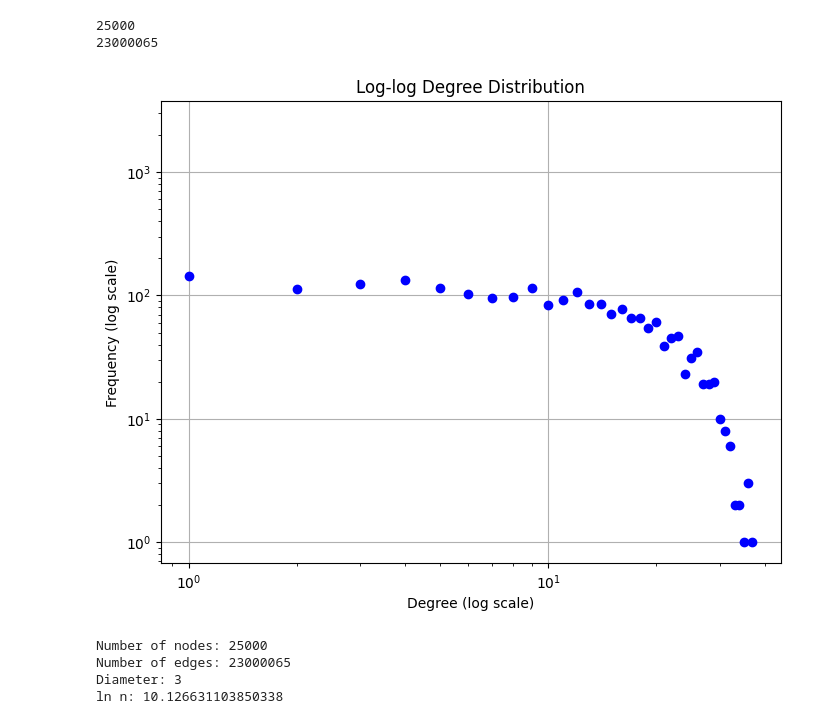
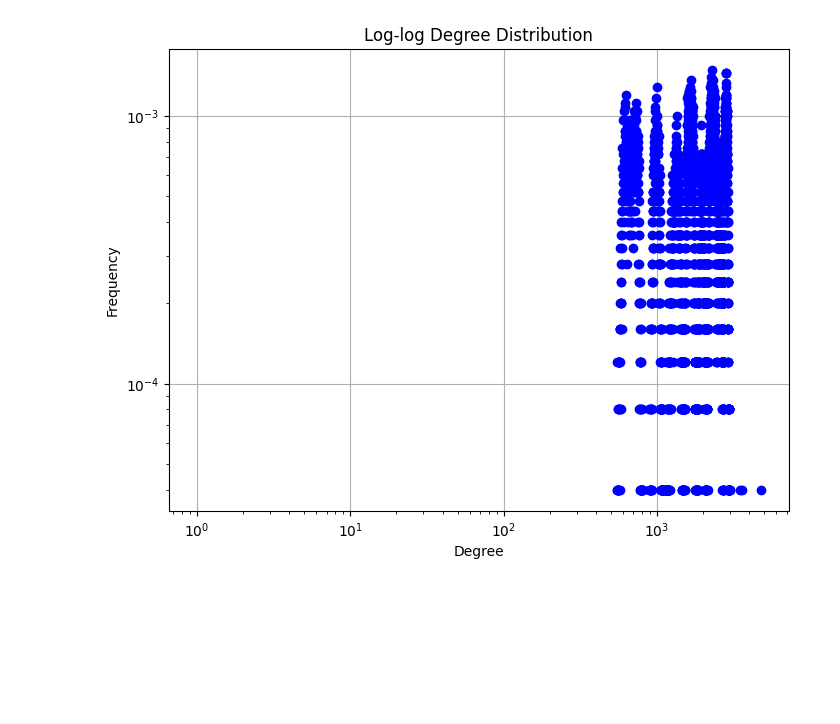
Before and after one commit to SNA24/final_project, a Jupyter notebook: network.ipynb, the cells around one changed output. Drawn from its saved outputs; the diff is of its cells as text; code cells hidden in the pictures; blank space fills up the shorter version.

Commit message:
graphs degree distributions

```diff
--- a/network.ipynb
+++ b/network.ipynb
@@ -21,5 +1,17 @@ def stream_diam(G):
+# %%
+import networkx as nx
+undirected_graph = nx.Graph()
+directed_graph = nx.DiGraph()
+
+f = open('net_2', 'r')
+
+for line in f:
+    line = line.split()
+    undirected_graph.add_edge(int(line[0]), int(line[1]))
+    directed_graph.add_edge(int(line[0]), int(line[1]))
+
+f.close()
 # %%
-import networkx as nx
 import matplotlib.pyplot as plt
 import numpy as np
 import math
@@ -32,26 +24,23 @@ class Analyzer:
     def get_degree_distribution(self):
         "Returns the plot of the degree distribution with a log-log scale"
 
-        # if the network is directed, we consider the in-degree
-        degree_sequence = sorted([d for n, d in self.network.in_degree()], reverse=True) if nx.is_directed(self.network) else sorted([d for n, d in self.network.degree()], reverse=True)
+        N = self.network.number_of_nodes()
+        degrees = [self.network.in_degree(n) for n in self.network.nodes()] if self.network.is_directed() else [self.network.degree(n) for n in self.network.nodes()]
 
-        degree_freq = {}
-        for d in degree_sequence:
-            if d in degree_freq:
-                degree_freq[d] += 1
-            else:
-                degree_freq[d] = 1
+        N_k = {k: 0 for k in range(max(degrees) + 1)}
+        for k in degrees:
+            N_k[k] += 1
 
-        # Extract degrees and frequencies
-        degrees = list(degree_freq.keys())
-        frequencies = list(degree_freq.values())
+        p_k = {}
+        for k in N_k:
+            p_k[k] = N_k[k] / N
 
         # Plotting in log-log scale
         plt.figure(figsize=(8, 6))
-        plt.loglog(degrees, frequencies, marker='o', linestyle='None', color='b')
+        plt.loglog(list(p_k.keys()), list(p_k.values()), marker='o', linestyle='None', color='b')
         plt.title('Log-log Degree Distribution')
-        plt.xlabel('Degree (log scale)')
-        plt.ylabel('Frequency (log scale)')
+        plt.xlabel('Degree')
+        plt.ylabel('Frequency')
         plt.grid(True)
 
         return plt
@@ -63,37 +52,9 @@ class Analyzer:
     def get_diameter(self):
         "Returns the diameter of the network"
         return stream_diam(self.network)
-# %%
-G = nx.Graph()
-
-f = open('net_2', 'r')
-
-for line in f:
-    line = line.split()
-    G.add_edge(int(line[0]), int(line[1]))
-
-f.close()
-
-print(G.number_of_nodes())
-print(G.number_of_edges())
-
-analyzer = Analyzer(G)
-plt = analyzer.get_degree_distribution()
-plt.show()
-# %% [output]
-25000
-23000065
-[figure, removed]
-# %%
-# print number of nodes and edges
-print("Number of nodes:", G.number_of_nodes(), "\nNumber of edges:", G.number_of_edges())
-
-# check if the diameter is ln n
-print("Diameter:", analyzer.get_diameter())
-
-print("ln n:", math.log(G.number_of_nodes()))
-# %% [output]
-Number of nodes: 25000
-Number of edges: 23000065
-Diameter: 3
-ln n: 10.126631103850338
+# %%
+analyzer = Analyzer(undirected_graph)
+plt = analyzer.get_degree_distribution()
+plt.show()
+# %% [output]
+[figure, added]
```
Also changed, not shown: parts of 2 cells of this notebook.
